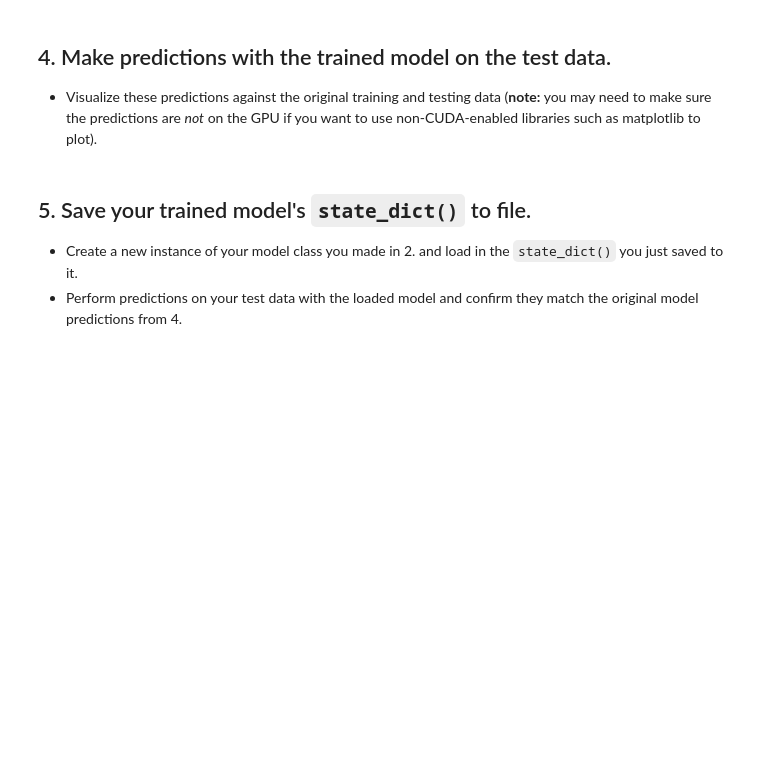
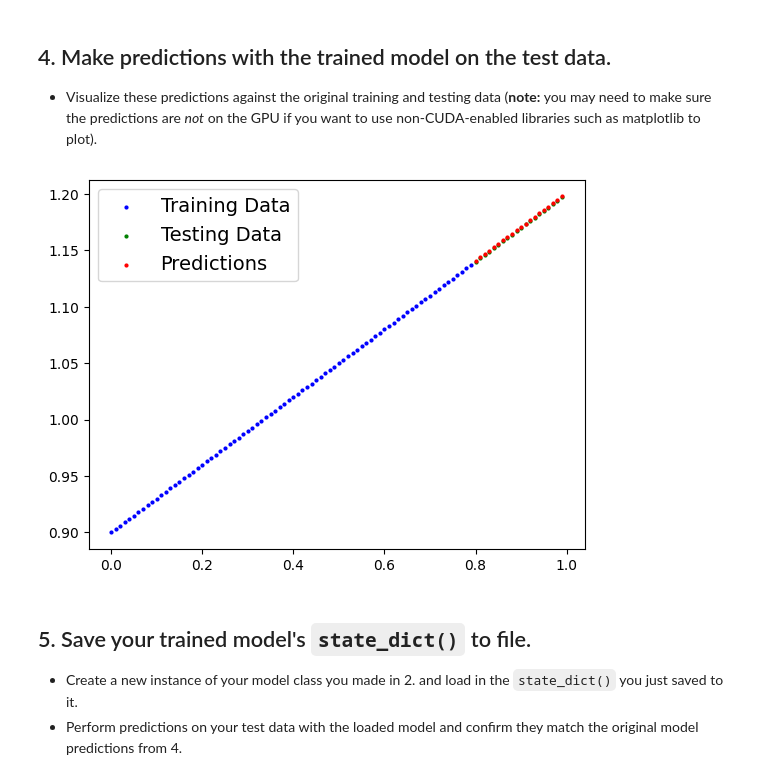
Before and after one commit to rezaulhasan-gis/rezaulhasan-gis, a Jupyter notebook: extras/exercises/01_pytorch_workflow_exercises.ipynb, the cells around one changed output. Saved outputs shown, nothing was run; the diff lists cells and outputs as text; code cells hidden in the pictures; blank space fills up the shorter version.

```diff
--- a/extras/exercises/01_pytorch_workflow_exercises.ipynb
+++ b/extras/exercises/01_pytorch_workflow_exercises.ipynb
@@ -83,2 +145,5 @@ y: tensor([0.9000, 0.9030, 0.9060, 0.9090, 0.9120, 0.9150, 0.9180, 0.9210, 0.924
 # %%
 # Instantiate the model and put it to the target device
+Model_3 = LinearRegressionModelV2()
+Model_3.to(device)
+Model_3.state_dict()
@@ -89,45 +157,50 @@ y: tensor([0.9000, 0.9030, 0.9060, 0.9090, 0.9120, 0.9150, 0.9180, 0.9210, 0.924
   * The training loop should test the model on the test dataset every 20 epochs.
 # %%
 # Create the loss function and optimizer
+loss_fn = nn.L1Loss()
+optimizer = torch.optim.SGD(Model_3.parameters(), lr=0.001,)
 # %%
 # Training loop
-
+torch.manual_seed(42)
 
 # Train model for 300 epochs
-
+epochs = 400
 
 # Send data to target device
-
+X_train = X_train.to(device)
+y_train = y_train.to(device)
+X_test = X_test.to(device)
+y_test = y_test.to(device)
 
 for epoch in range(epochs):
   ### Training
 
   # Put model in train mode
-
+    Model_3.train()
 
   # 1. Forward pass
-
+    y_pred = Model_3(X_train)
 
   # 2. Calculate loss
-
+    loss = loss_fn(y_pred,y_train)
 
   # 3. Zero gradients
-
+    optimizer.zero_grad()
 
   # 4. Backpropagation
-
+    loss.backward()
 
   # 5. Step the optimizer
-
+    optimizer.step()
 
   ### Perform testing every 20 epochs
-  if epoch % 20 == 0:
+    if epoch % 50 == 0:
 
     # Put model in evaluation mode and setup inference context
-
+        Model_3.eval()
       # 1. Forward pass
-
+        test_pred = Model_3(X_test)
       # 2. Calculate test loss
-
+        test_loss = loss_fn(test_pred,y_test)
       # Print out what's happening
-      print(f"Epoch: {epoch} | Train loss: {loss:.3f} | Test loss: {test_loss:.3f}")
+        print(f"Epoch: {epoch} | Train loss: {loss:.3f} | Test loss: {test_loss:.3f}")
@@ -136,8 +218,14 @@ for epoch in range(epochs):
   * Visualize these predictions against the original training and testing data (**note:** you may need to make sure the predictions are *not* on the GPU if you want to use non-CUDA-enabled libraries such as matplotlib to plot).
 # %%
 # Make predictions with the model
+predictions = Model_3(X_test)
+import numpy as np
+predictions = np.array(torch.tensor(predictions).numpy() )
 # %%
 # Plot the predictions (these may need to be on a specific device)
+plot_predictions(predictions= predictions)
+# %% [output]
+[figure, added]
 # %% [markdown]
 ## 5. Save your trained model's `state_dict()` to file.
   * Create a new instance of your model class you made in 2. and load in the `state_dict()` you just saved to it.
```
Also changed, not shown: parts of 13 cells of this notebook.
